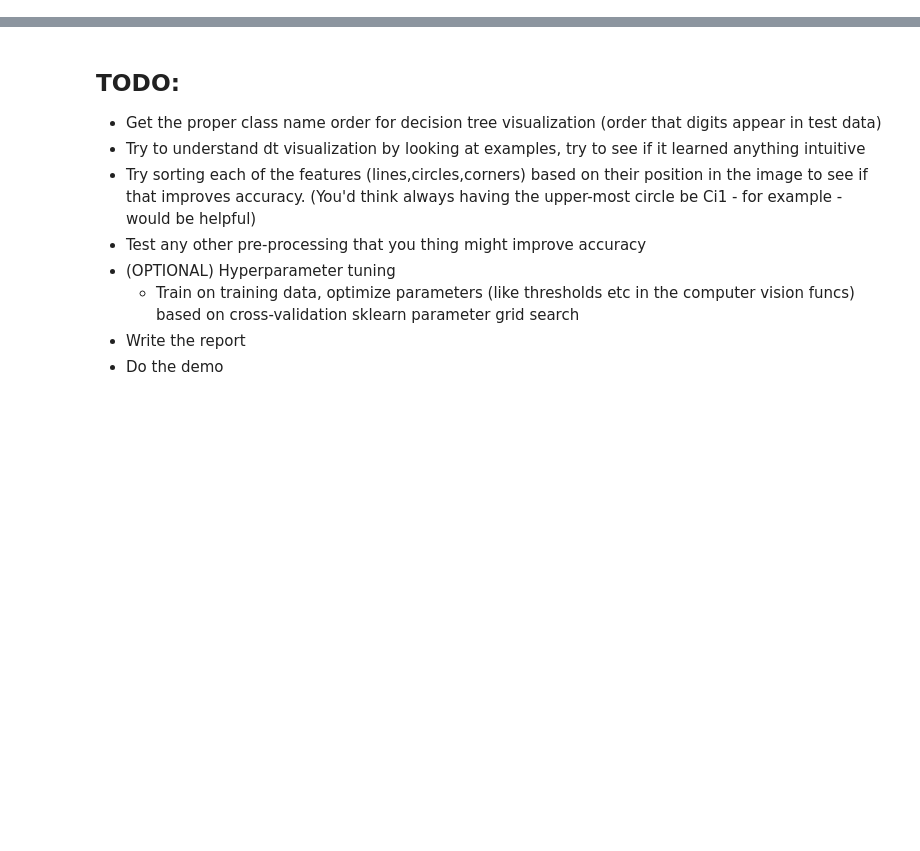
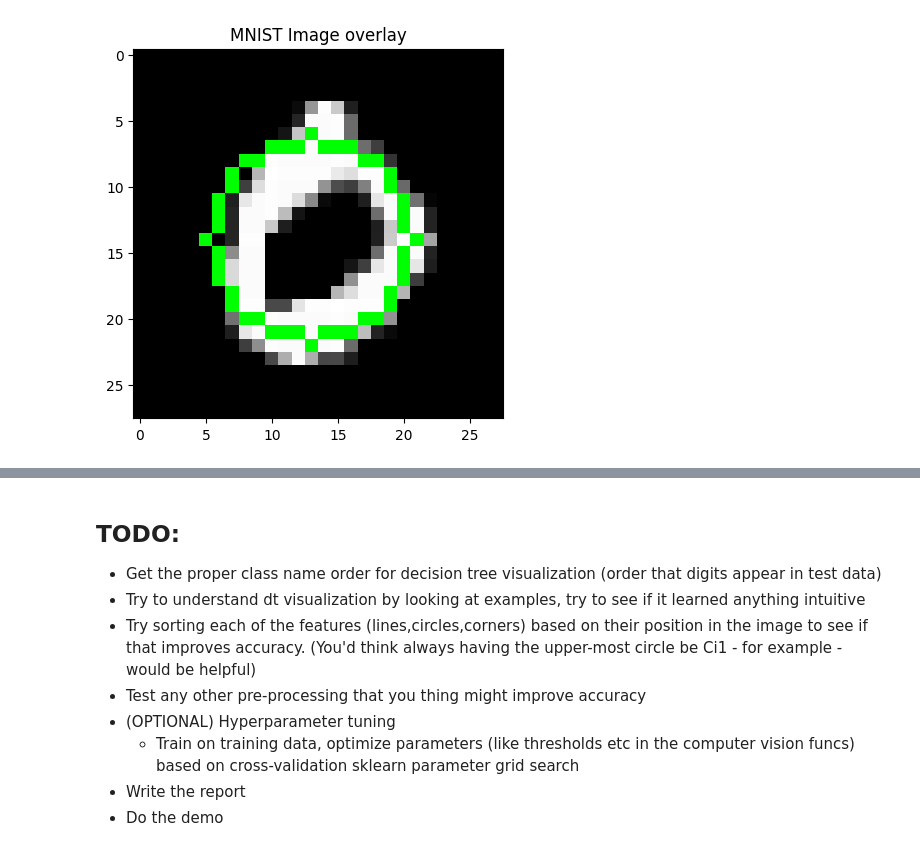
Before and after one commit to seankoneill/cv-interp-demo, a Jupyter notebook: trees.ipynb, the cells around one changed output, grey strips where cells are left out. Saved outputs shown, nothing was run; the diff lists cells and outputs as text; code cells hidden in the pictures; blank space fills up the shorter version.

```diff
--- a/trees.ipynb
+++ b/trees.ipynb
@@ -40,0 +35,5 @@ for i in range(10):
+# %%
+for i in range(3, 4):
+    show_overlay(test_X[i], np.full(test_X[i].shape, np.nan), get_circles(test_X[i]), np.full(test_X[i].shape, np.nan))
+# %% [output]
+[figure, added]
```
Also changed, not shown: parts of 18 cells of this notebook, 3 other files.
